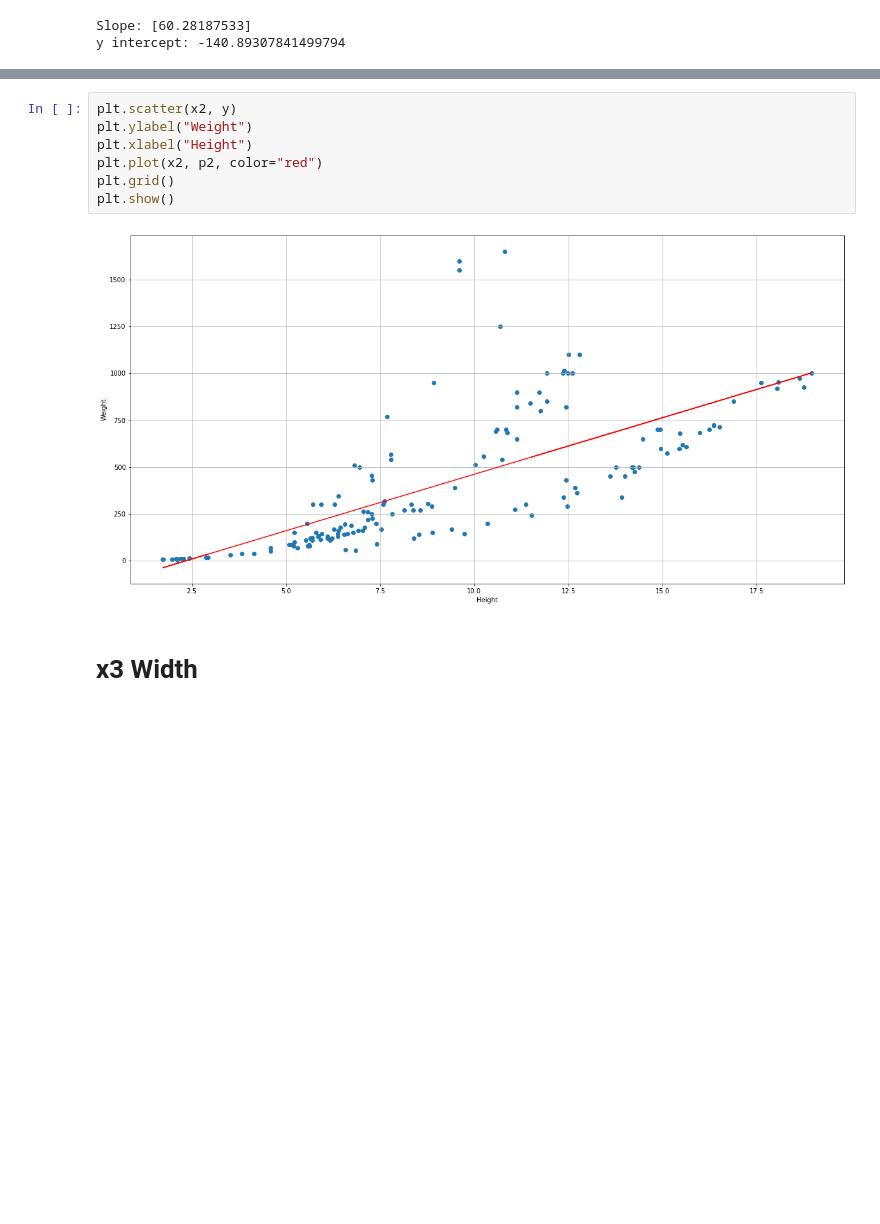
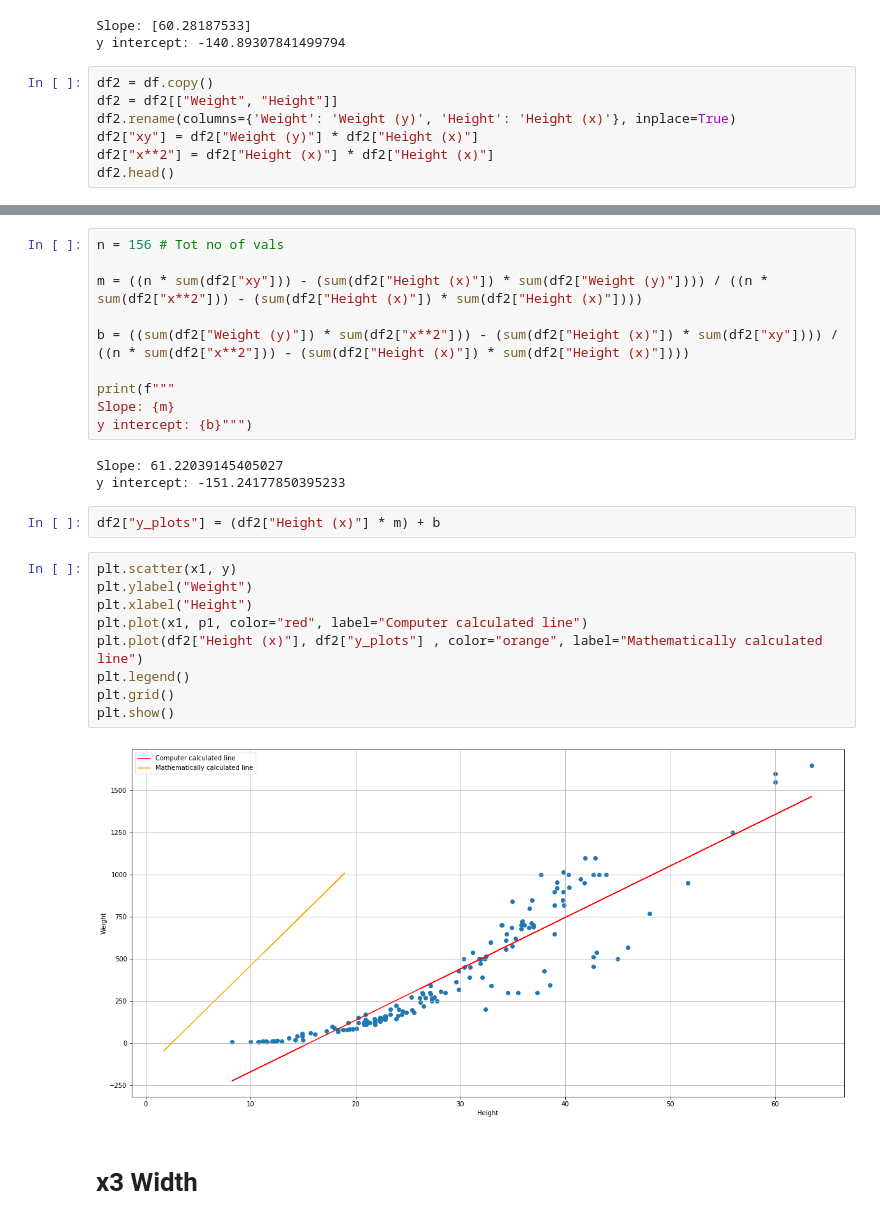
Before and after one commit to Sriram-bb63/Linear-regression, a Jupyter notebook: linear regression.ipynb, the cells around one changed output, grey strips where cells are left out. Drawn from its saved outputs; the diff is of its cells as text; blank space fills up the shorter version.

```diff
--- a/linear regression.ipynb
+++ b/linear regression.ipynb
@@ -101,3 +102,10 @@ p2 = m2.predict(x2)
 # %% [output]
 Slope: [60.28187533]
 y intercept: -140.89307841499794
+# %%
+df2 = df.copy()
+df2 = df2[["Weight", "Height"]]
+df2.rename(columns={'Weight': 'Weight (y)', 'Height': 'Height (x)'}, inplace=True)
+df2["xy"] = df2["Weight (y)"] * df2["Height (x)"]
+df2["x**2"] = df2["Height (x)"] * df2["Height (x)"]
+df2.head()
@@ -104,12 +119,29 @@ y intercept: -140.89307841499794
+# %%
+n = 156 # Tot no of vals
+
+m = ((n * sum(df2["xy"])) - (sum(df2["Height (x)"]) * sum(df2["Weight (y)"]))) / ((n * sum(df2["x**2"])) - (sum(df2["Height (x)"]) * sum(df2["Height (x)"])))
+
+b = ((sum(df2["Weight (y)"]) * sum(df2["x**2"])) - (sum(df2["Height (x)"]) * sum(df2["xy"]))) / ((n * sum(df2["x**2"])) - (sum(df2["Height (x)"]) * sum(df2["Height (x)"])))
+
+print(f"""
+Slope: {m}
+y intercept: {b}""")
+# %% [output]
+Slope: 61.22039145405027
+y intercept: -151.24177850395233
+# %%
+df2["y_plots"] = (df2["Height (x)"] * m) + b
 # %%
-plt.scatter(x2, y)
+plt.scatter(x1, y)
 plt.ylabel("Weight")
 plt.xlabel("Height")
-plt.plot(x2, p2, color="red")
+plt.plot(x1, p1, color="red", label="Computer calculated line")
+plt.plot(df2["Height (x)"], df2["y_plots"] , color="orange", label="Mathematically calculated line")
+plt.legend()
 plt.grid()
 plt.show()
 # %% [output]
-[figure, old version]
+[figure, new version]
 # %% [markdown]
 # x3 Width
 # %%
```
Also changed, not shown: parts of 2 cells of this notebook.
